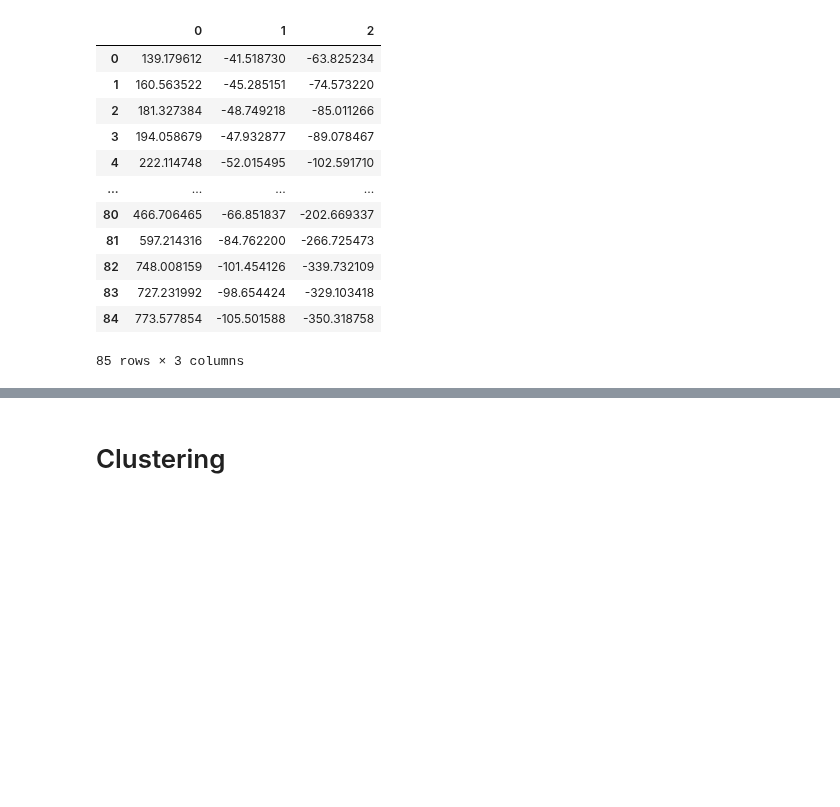
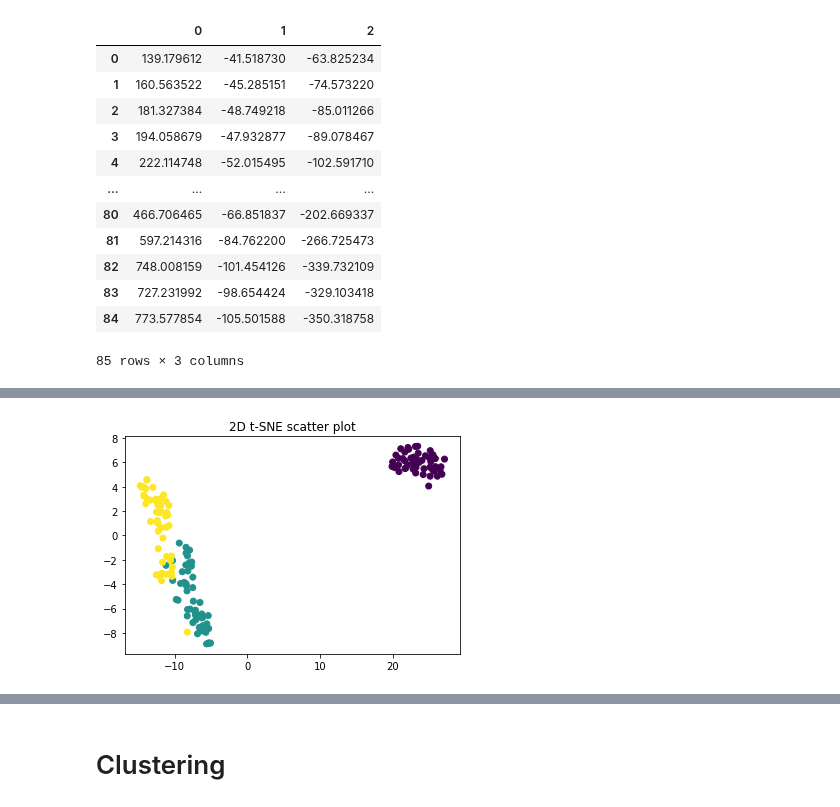
Before and after one commit to rmarinplana/personalProjects, a Jupyter notebook: unsupervised_learning_study.ipynb, the cells around one changed output, grey strips where cells are left out. Saved outputs shown, nothing was run; the diff lists cells and outputs as text; code cells hidden in the pictures; blank space fills up the shorter version.

```diff
--- a/unsupervised_learning_study.ipynb
+++ b/unsupervised_learning_study.ipynb
@@ -230,0 +237,18 @@ pd.DataFrame(pca_fish)
+# %%
+from sklearn import datasets
+iris = datasets.load_iris()
+X = iris.data
+y = iris.target
+# %%
+from sklearn.manifold import TSNE
+
+tsne = TSNE(n_components=2, learning_rate=100) # try out different learning rates (range 50 to 200)
+transformed = tsne.fit_transform(X)
+
+xs = transformed[:,0]
+ys = transformed[:,1]
+plt.scatter(xs, ys, c=y)
+plt.title("2D t-SNE scatter plot")
+plt.show()
+# %% [output]
+[figure, added]
```
Also changed, not shown: parts of 10 cells of this notebook.
